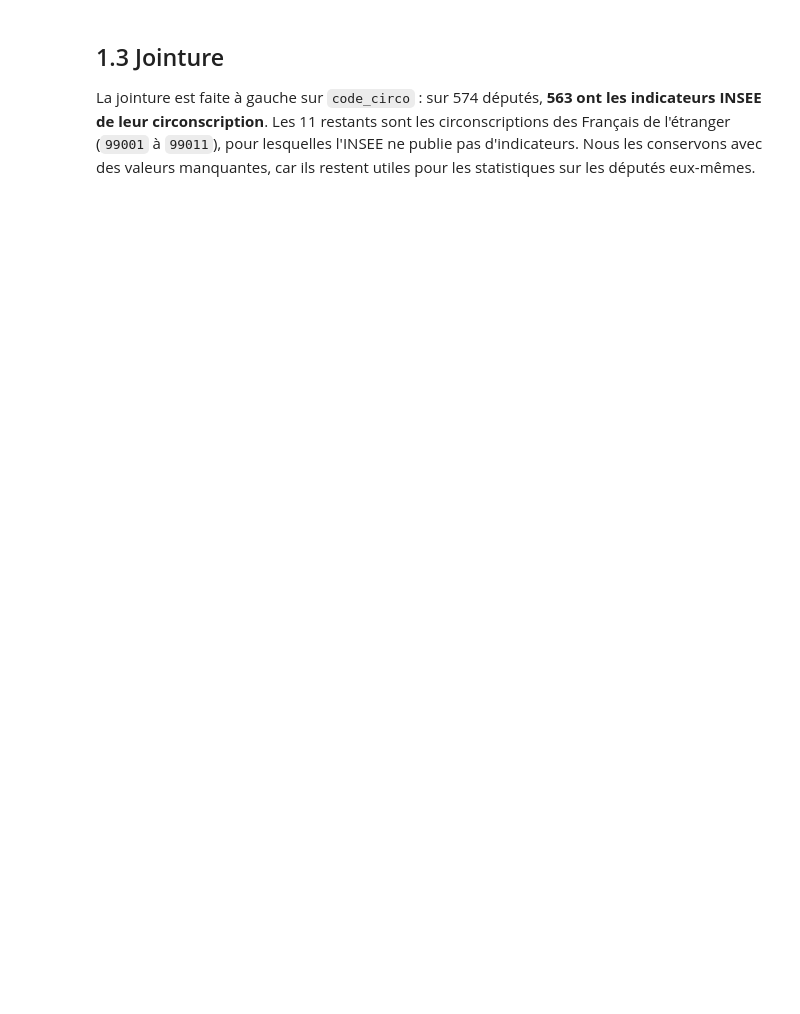
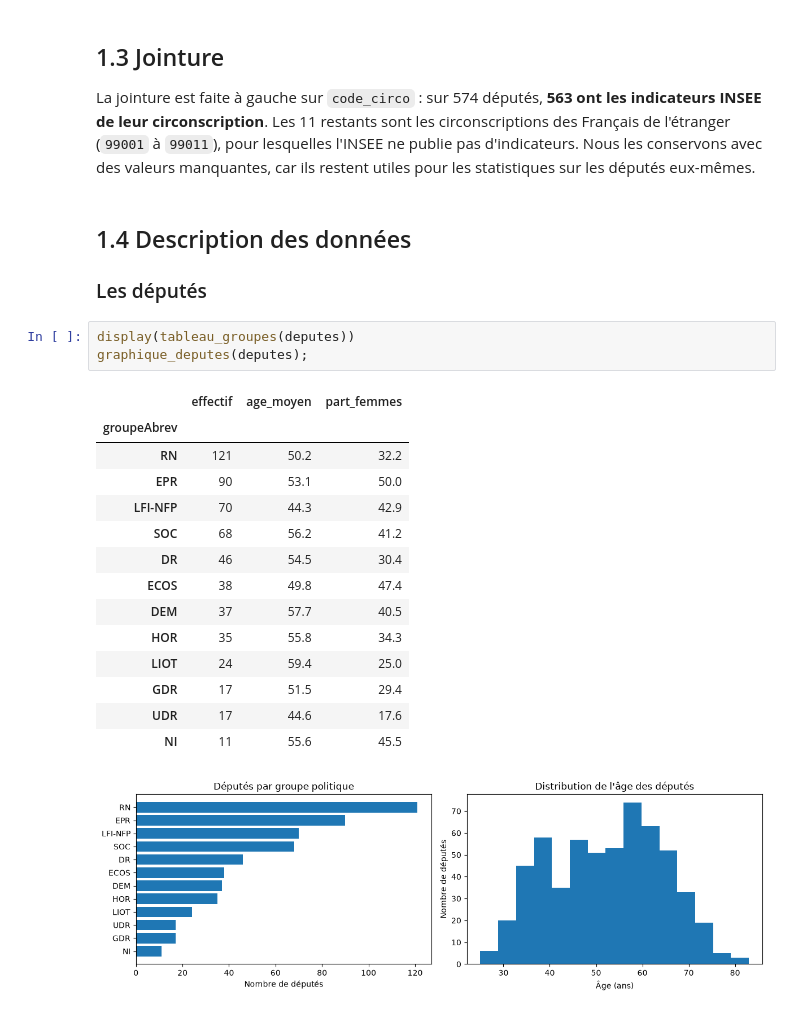
Before and after one commit to leanagzl/Python-pour-la-data-science-S1, a Jupyter notebook: rapport.ipynb, the cells around one changed output. Cells and saved outputs as stored; diff of their text form; blank space fills up the shorter version.

Commit message:
rapport : description des donnees (section 1.4) et correction de graphique_insee

```diff
--- a/rapport.ipynb
+++ b/rapport.ipynb
@@ -49,3 +60,26 @@ print(sorted(df.loc[~df["indicateur_present"], "code_circo"]))
 ## 1.3 Jointure
 
 La jointure est faite à gauche sur `code_circo` : sur 574 députés, **563 ont les indicateurs INSEE de leur circonscription**. Les 11 restants sont les circonscriptions des Français de l'étranger (`99001` à `99011`), pour lesquelles l'INSEE ne publie pas d'indicateurs. Nous les conservons avec des valeurs manquantes, car ils restent utiles pour les statistiques sur les députés eux-mêmes.
+# %% [markdown]
+## 1.4 Description des données
+
+### Les députés
+# %%
+display(tableau_groupes(deputes))
+graphique_deputes(deputes);
+# %% [output]
+|  | effectif | age_moyen | part_femmes |
+| groupeAbrev |  |  |  |
+| RN | 121 | 50.2 | 32.2 |
+| EPR | 90 | 53.1 | 50.0 |
+| LFI-NFP | 70 | 44.3 | 42.9 |
+| SOC | 68 | 56.2 | 41.2 |
+| DR | 46 | 54.5 | 30.4 |
+| ECOS | 38 | 49.8 | 47.4 |
+| DEM | 37 | 57.7 | 40.5 |
+| HOR | 35 | 55.8 | 34.3 |
+| LIOT | 24 | 59.4 | 25.0 |
+| GDR | 17 | 51.5 | 29.4 |
+| UDR | 17 | 44.6 | 17.6 |
+| NI | 11 | 55.6 | 45.5 |
+[figure, added]
```
Also changed, not shown: parts of 8 cells of this notebook, 1 other file.
